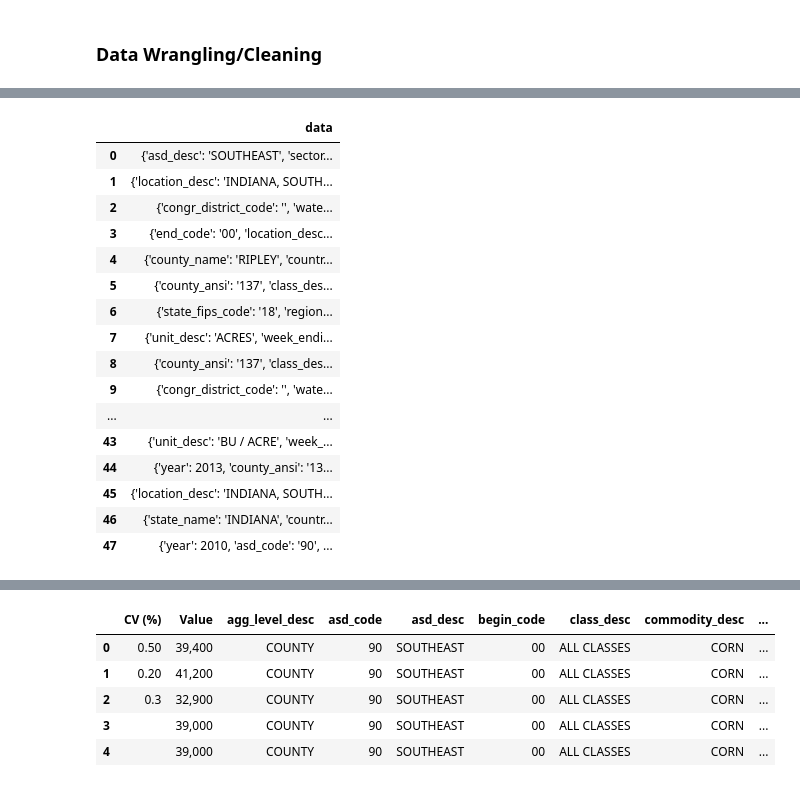
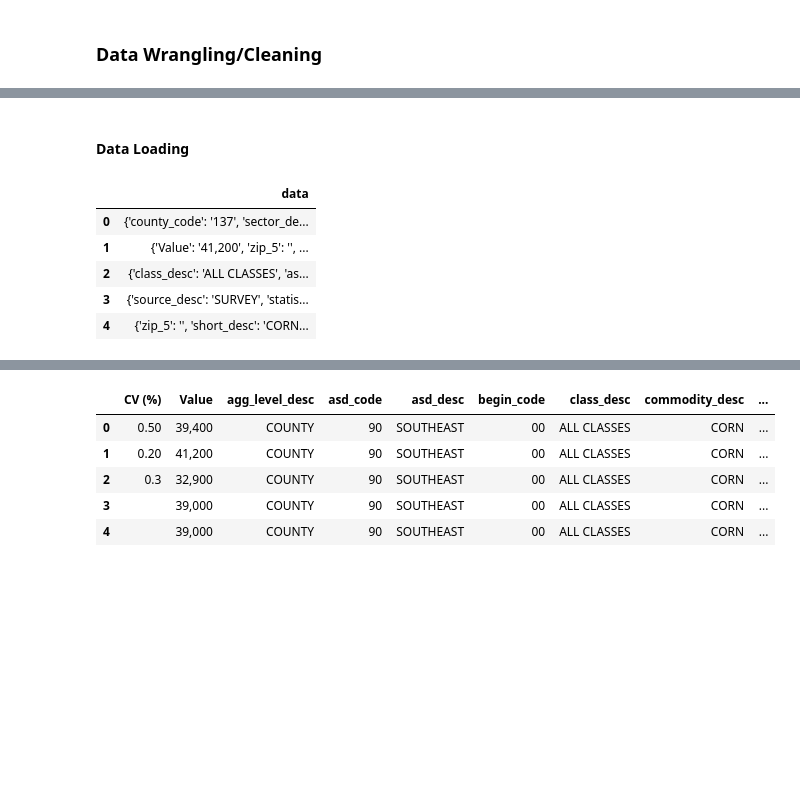
Before and after one commit to IT4063C-Fall23/final-project-kellej6, a Jupyter notebook: source.ipynb, the cells around one changed output, grey strips where cells are left out. Cells and saved outputs as stored; diff of their text form; code cells hidden in the pictures; blank space fills up the shorter version.

```diff
--- a/source.ipynb
+++ b/source.ipynb
@@ -86,6 +95,6 @@ params = {
 }
 
 response = requests.get(url=url, params=params)
-data = str(response.json())
+nass_data = str(response.json())
 # %% [markdown]
 ### Data Wrangling/Cleaning
@@ -92,27 +166,18 @@ data = str(response.json())
+# %% [markdown]
+#### Data Loading
 # %%
 import io
 
-data = data.replace("'", '"')
-df = pd.read_json(io.StringIO(data), orient='records')
-df
+nass_data = nass_data.replace("'", '"')
+nass_df = pd.read_json(io.StringIO(nass_data), orient='records')
+nass_df.head()
 # %% [output]
 |  | data |
-| 0 | {'asd_desc': 'SOUTHEAST', 'sector... |
-| 1 | {'location_desc': 'INDIANA, SOUTH... |
-| 2 | {'congr_district_code': '', 'wate... |
-| 3 | {'end_code': '00', 'location_desc... |
-| 4 | {'county_name': 'RIPLEY', 'countr... |
-| 5 | {'county_ansi': '137', 'class_des... |
-| 6 | {'state_fips_code': '18', 'region... |
-| 7 | {'unit_desc': 'ACRES', 'week_endi... |
-| 8 | {'county_ansi': '137', 'class_des... |
-| 9 | {'congr_district_code': '', 'wate... |
-| ... | ... |
-| 43 | {'unit_desc': 'BU / ACRE', 'week_... |
-| 44 | {'year': 2013, 'county_ansi': '13... |
-| 45 | {'location_desc': 'INDIANA, SOUTH... |
-| 46 | {'state_name': 'INDIANA', 'countr... |
-| 47 | {'year': 2010, 'asd_code': '90', ... |
+| 0 | {'county_code': '137', 'sector_de... |
+| 1 | {'Value': '41,200', 'zip_5': '', ... |
+| 2 | {'class_desc': 'ALL CLASSES', 'as... |
+| 3 | {'source_desc': 'SURVEY', 'statis... |
+| 4 | {'zip_5': '', 'short_desc': 'CORN... |
 # %%
 # Reference: https://stackoverflow.com/questions/613183/how-do-i-sort-a-dictionary-by-value
 # Reference: https://stackoverflow.com/questions/20638006/convert-list-of-dictionaries-to-a-pandas-dataframe
```
Also changed, not shown: parts of 37 cells of this notebook, 3 other files.
